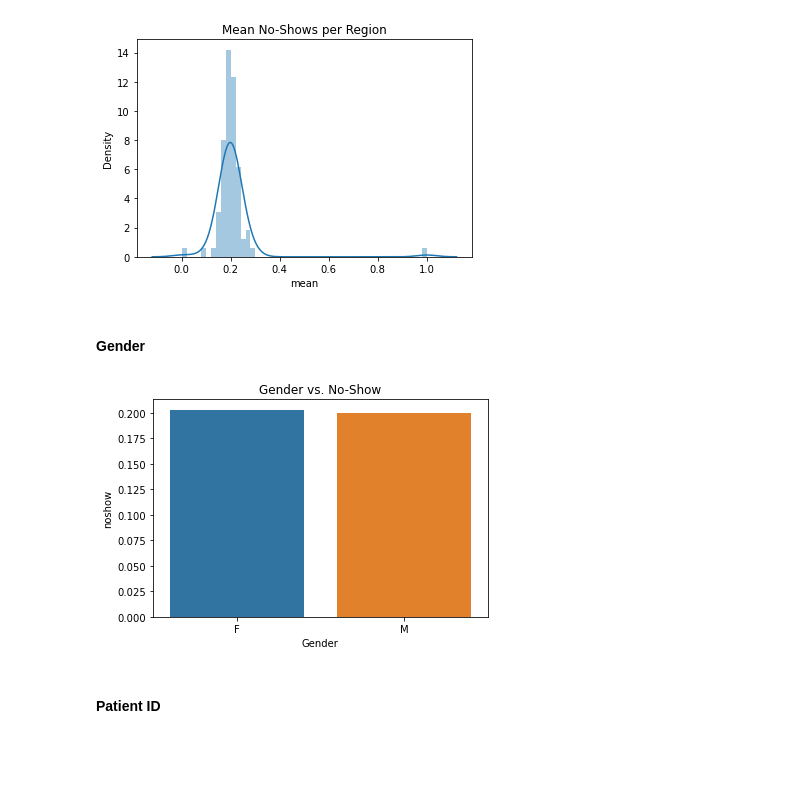
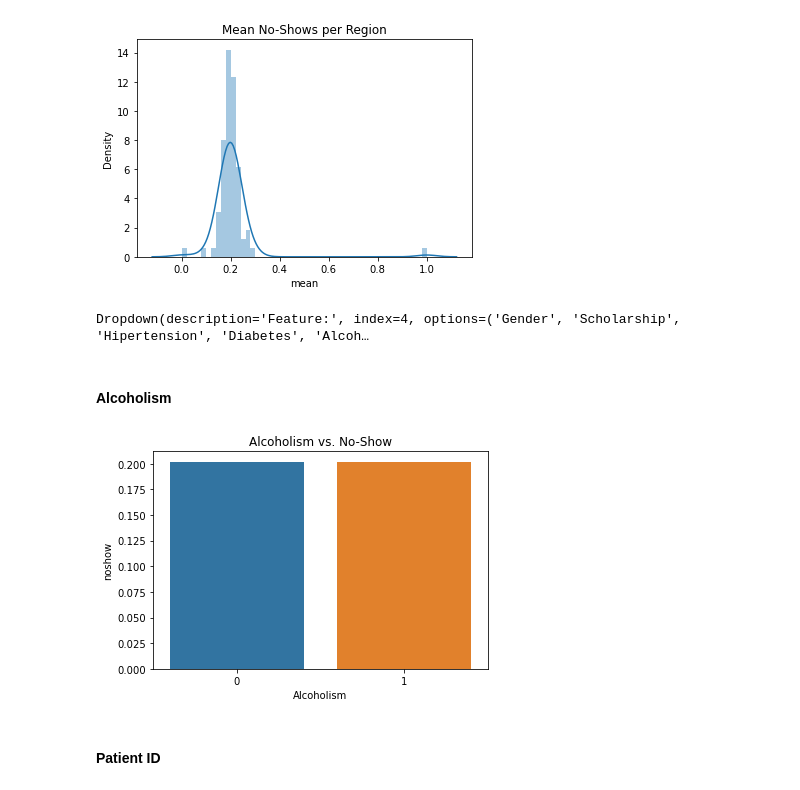
Before and after one commit to tjcdev/ml-cheatsheets, a Jupyter notebook: notebooks/EDA/tabular.ipynb, the cells around one changed output. Drawn from its saved outputs; the diff is of its cells as text; code cells hidden in the pictures; blank space fills up the shorter version.

```diff
--- a/notebooks/EDA/tabular.ipynb
+++ b/notebooks/EDA/tabular.ipynb
@@ -92,13 +117,32 @@ plt.title('Mean No-Shows per Region');
 #### Neighbourhood
 We have 81 neighborhoods in the dataset.
 [figure]
-# %%
-display(Markdown('#### Gender'))
-sns.barplot(x='Gender', y='noshow', data=data.groupby('Gender')['noshow'].mean().reset_index())
-plt.title('Gender vs. No-Show');
-# %% [output]
-#### Gender
-[figure, removed]
+# %%
+menu = widgets.Dropdown(
+       options=['Gender', 'Scholarship', 'Hipertension', 'Diabetes', 'Alcoholism', 'Handcap', 'SMS_received'],
+       value='Gender',
+       description='Feature:')
+
+def graph():
+    clear_output(wait=False)
+
+    display(menu)
+
+    display(Markdown(f'#### {menu.value}'))
+    sns.barplot(x=menu.value, y='noshow', data=data.groupby(menu.value)['noshow'].mean().reset_index())
+    plt.title(f'{menu.value} vs. No-Show');
+
+def on_change(change):
+    if change['type'] == 'change' and change['name'] == 'value':
+        graph()
+
+menu.observe(on_change)
+
+graph()
+# %% [output]
+Dropdown(description='Feature:', index=4, options=('Gender', 'Scholarship', 'Hipertension', 'Diabetes', 'Alcoh…
+#### Alcoholism
+[figure, added]
 # %%
 display(Markdown('#### Patient ID'))
 print('We have %d patients in the dataset.' % (len(list(set(data.PatientId.values)))))
```
Also changed, not shown: parts of 2 cells of this notebook, 1 other file.
